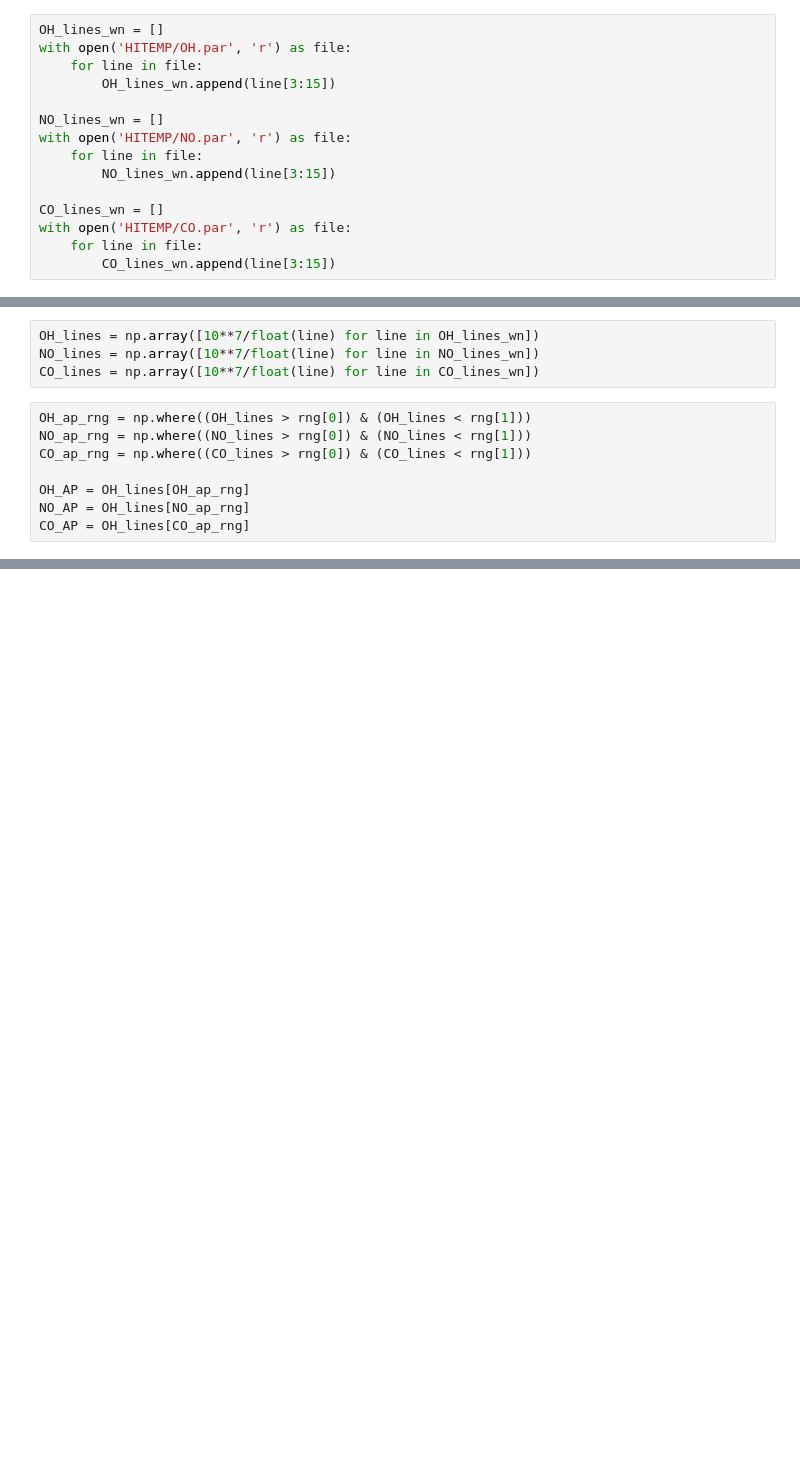
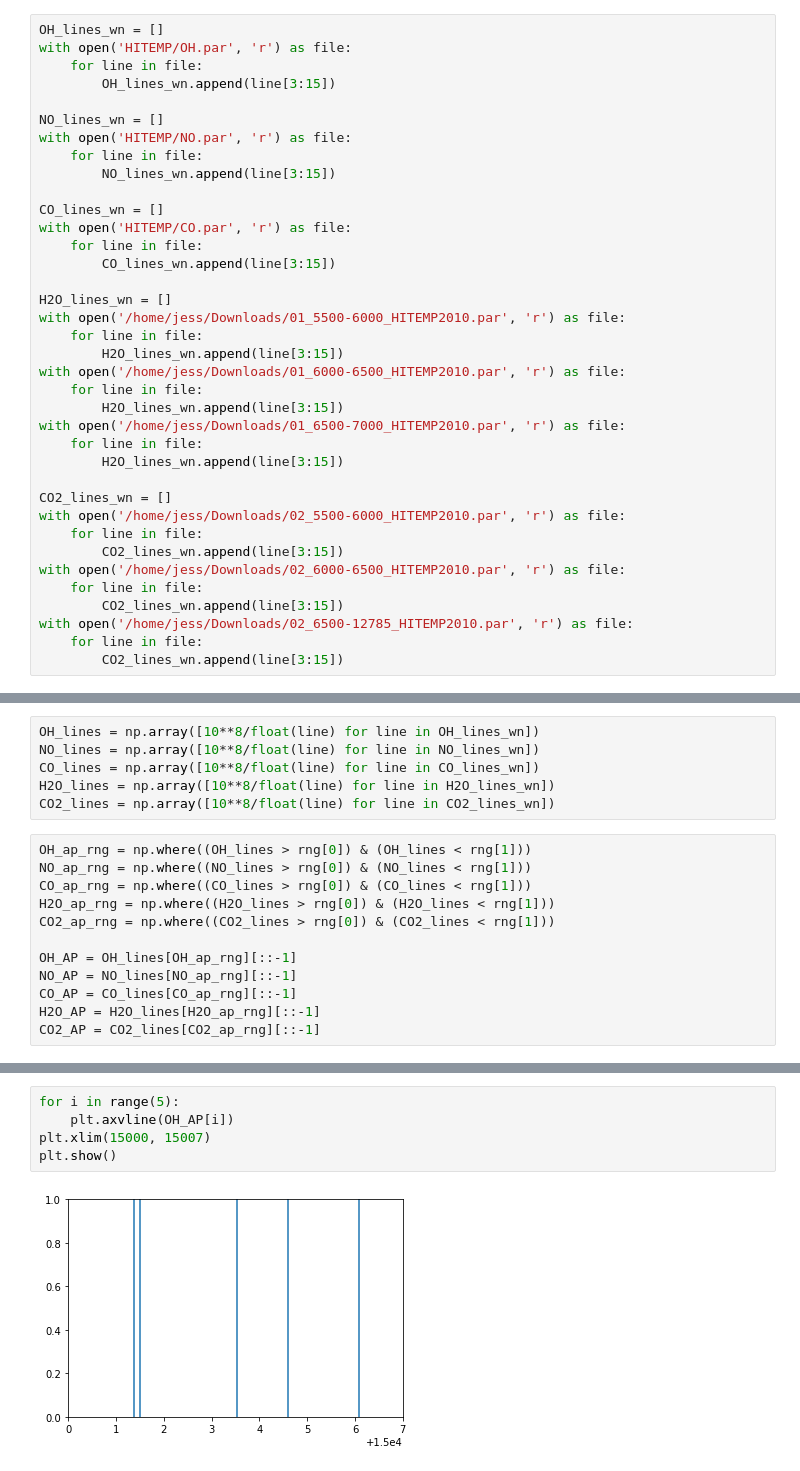
Before and after one commit to jbirky/Line_Interface, a Jupyter notebook: process_raw_libraries.ipynb, the cells around one changed output, grey strips where cells are left out. Drawn from its saved outputs; the diff is of its cells as text; blank space fills up the shorter version.

```diff
--- a/process_raw_libraries.ipynb
+++ b/process_raw_libraries.ipynb
@@ -21,4 +26,26 @@ CO_lines_wn = []
 with open('HITEMP/CO.par', 'r') as file:
     for line in file:
         CO_lines_wn.append(line[3:15])
+
+H2O_lines_wn = []
+with open('/home/jess/Downloads/01_5500-6000_HITEMP2010.par', 'r') as file:
+    for line in file:
+        H2O_lines_wn.append(line[3:15])
+with open('/home/jess/Downloads/01_6000-6500_HITEMP2010.par', 'r') as file:
+    for line in file:
+        H2O_lines_wn.append(line[3:15])
+with open('/home/jess/Downloads/01_6500-7000_HITEMP2010.par', 'r') as file:
+    for line in file:
+        H2O_lines_wn.append(line[3:15])
+
+CO2_lines_wn = []
+with open('/home/jess/Downloads/02_5500-6000_HITEMP2010.par', 'r') as file:
+    for line in file:
+        CO2_lines_wn.append(line[3:15])
+with open('/home/jess/Downloads/02_6000-6500_HITEMP2010.par', 'r') as file:
+    for line in file:
+        CO2_lines_wn.append(line[3:15])
+with open('/home/jess/Downloads/02_6500-12785_HITEMP2010.par', 'r') as file:
+    for line in file:
+        CO2_lines_wn.append(line[3:15])
 # %%
@@ -28,13 +55,19 @@ len(OH_lines_wn), len(NO_lines_wn), len(CO_lines_wn)
 # %%
-OH_lines = np.array([10**7/float(line) for line in OH_lines_wn])
-NO_lines = np.array([10**7/float(line) for line in NO_lines_wn])
-CO_lines = np.array([10**7/float(line) for line in CO_lines_wn])
+OH_lines = np.array([10**8/float(line) for line in OH_lines_wn])
+NO_lines = np.array([10**8/float(line) for line in NO_lines_wn])
+CO_lines = np.array([10**8/float(line) for line in CO_lines_wn])
+H2O_lines = np.array([10**8/float(line) for line in H2O_lines_wn])
+CO2_lines = np.array([10**8/float(line) for line in CO2_lines_wn])
 # %%
 OH_ap_rng = np.where((OH_lines > rng[0]) & (OH_lines < rng[1]))
 NO_ap_rng = np.where((NO_lines > rng[0]) & (NO_lines < rng[1]))
 CO_ap_rng = np.where((CO_lines > rng[0]) & (CO_lines < rng[1]))
+H2O_ap_rng = np.where((H2O_lines > rng[0]) & (H2O_lines < rng[1]))
+CO2_ap_rng = np.where((CO2_lines > rng[0]) & (CO2_lines < rng[1]))
 
-OH_AP = OH_lines[OH_ap_rng]
-NO_AP = OH_lines[NO_ap_rng]
-CO_AP = OH_lines[CO_ap_rng]
+OH_AP = OH_lines[OH_ap_rng][::-1]
+NO_AP = NO_lines[NO_ap_rng][::-1]
+CO_AP = CO_lines[CO_ap_rng][::-1]
+H2O_AP = H2O_lines[H2O_ap_rng][::-1]
+CO2_AP = CO2_lines[CO2_ap_rng][::-1]
 # %%
@@ -52,0 +96,7 @@ n = hf.get('OH')
+# %%
+for i in range(5):
+    plt.axvline(OH_AP[i])
+plt.xlim(15000, 15007)
+plt.show()
+# %% [output]
+[figure, added]
```
Also changed, not shown: parts of 20 cells of this notebook, 1 other file.
